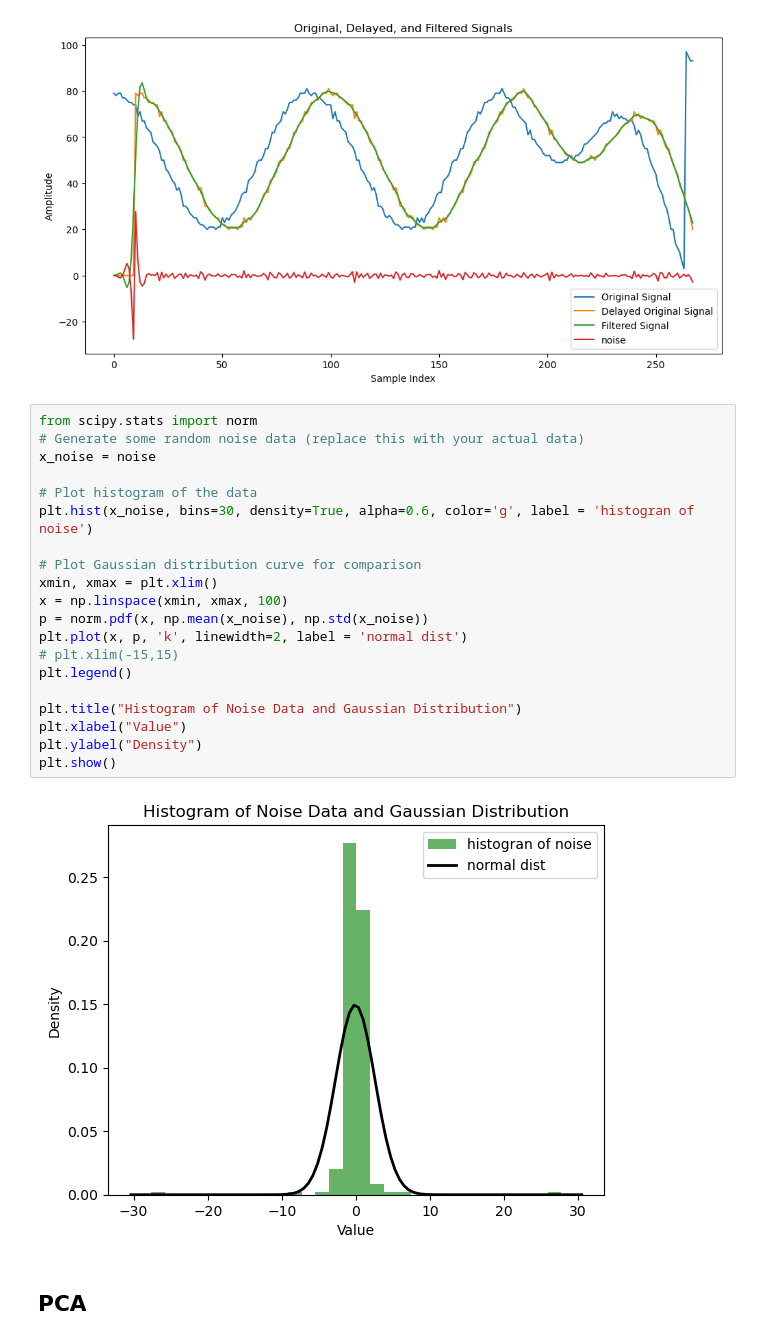
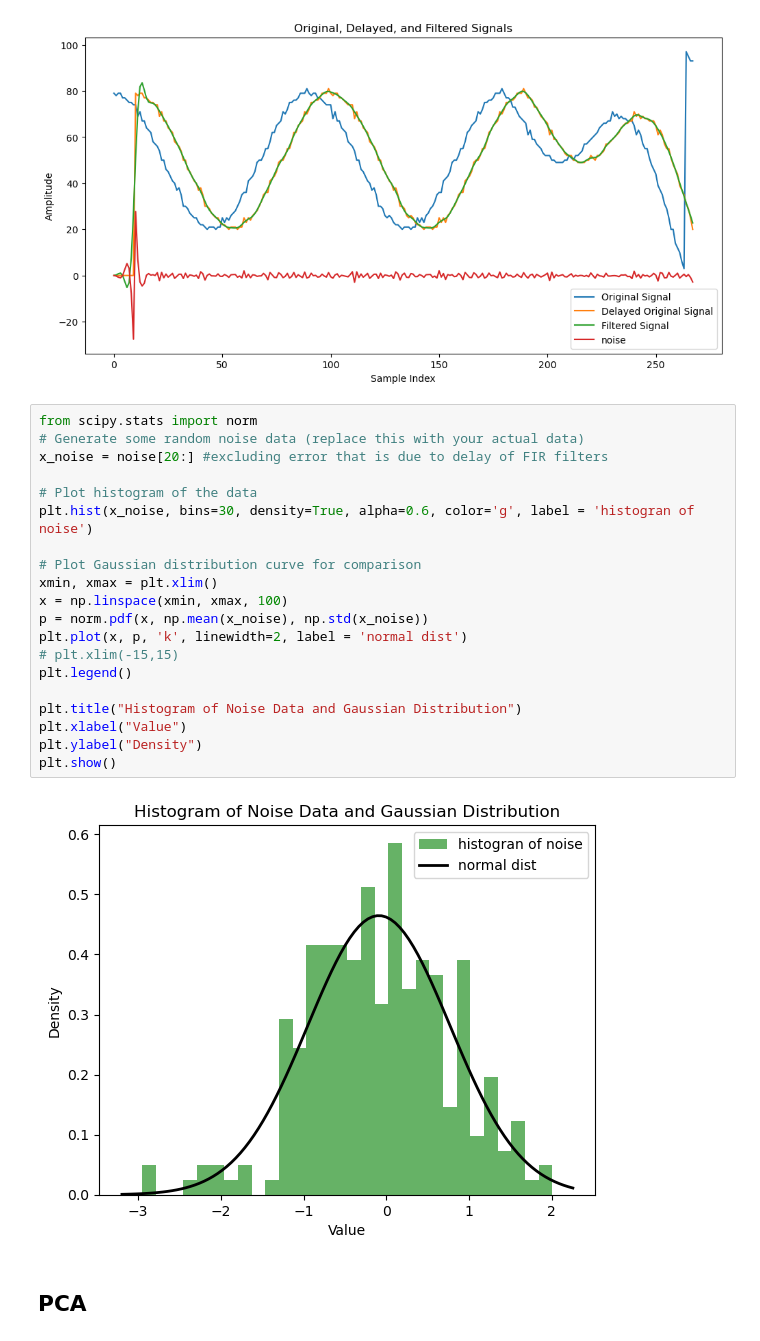
Before and after one commit to Ettiene11/https---github.com-Ettiene11-EERI414_Exam, a Jupyter notebook: EERI414Eks2024a.ipynb, the cells around one changed output. Cells and saved outputs as stored; diff of their text form.

```diff
--- a/EERI414Eks2024a.ipynb
+++ b/EERI414Eks2024a.ipynb
@@ -1186,25 +500,25 @@ plt.show()
 # %%
 from scipy.stats import norm
 # Generate some random noise data (replace this with your actual data)
-x_noise = noise
+x_noise = noise[20:] #excluding error that is due to delay of FIR filters
 
 # Plot histogram of the data
 plt.hist(x_noise, bins=30, density=True, alpha=0.6, color='g', label = 'histogran of noise')
 
 # Plot Gaussian distribution curve for comparison
 xmin, xmax = plt.xlim()
 x = np.linspace(xmin, xmax, 100)
 p = norm.pdf(x, np.mean(x_noise), np.std(x_noise))
 plt.plot(x, p, 'k', linewidth=2, label = 'normal dist')
 # plt.xlim(-15,15)
 plt.legend()
 
 plt.title("Histogram of Noise Data and Gaussian Distribution")
 plt.xlabel("Value")
 plt.ylabel("Density")
 plt.show()
 # %% [output]
-[figure, old version]
+[figure, new version]
 # %% [markdown]
 ## PCA
 # %% [markdown]
```
Also changed, not shown: parts of 37 cells of this notebook, 1 other file.
